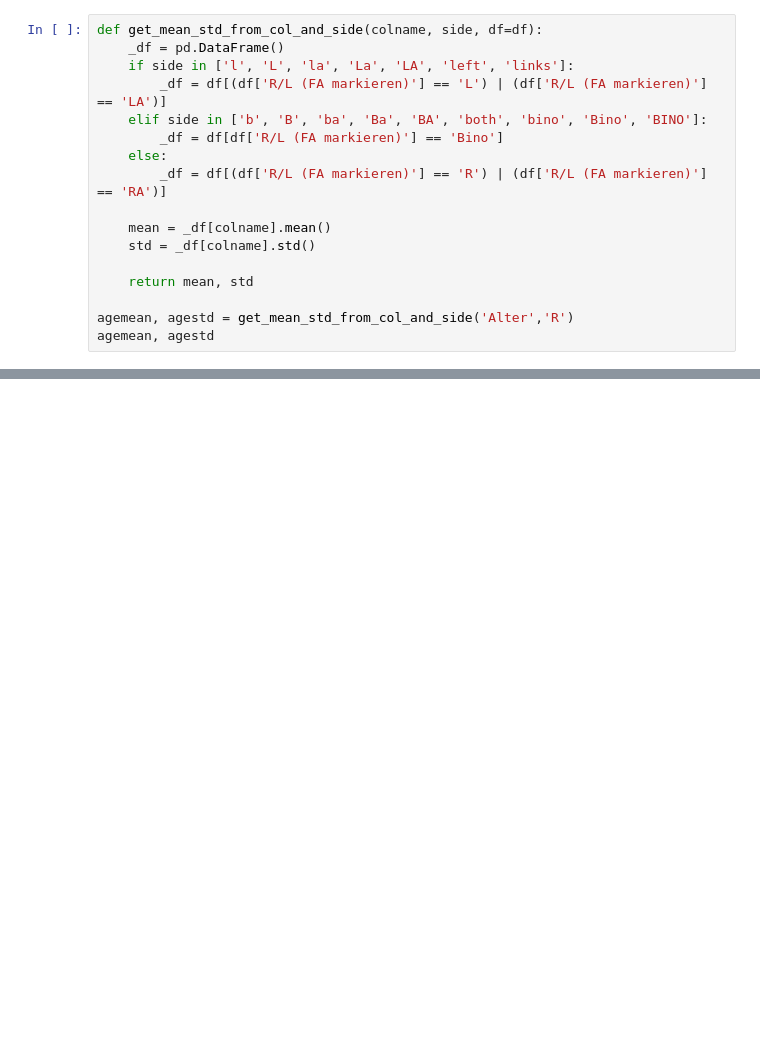
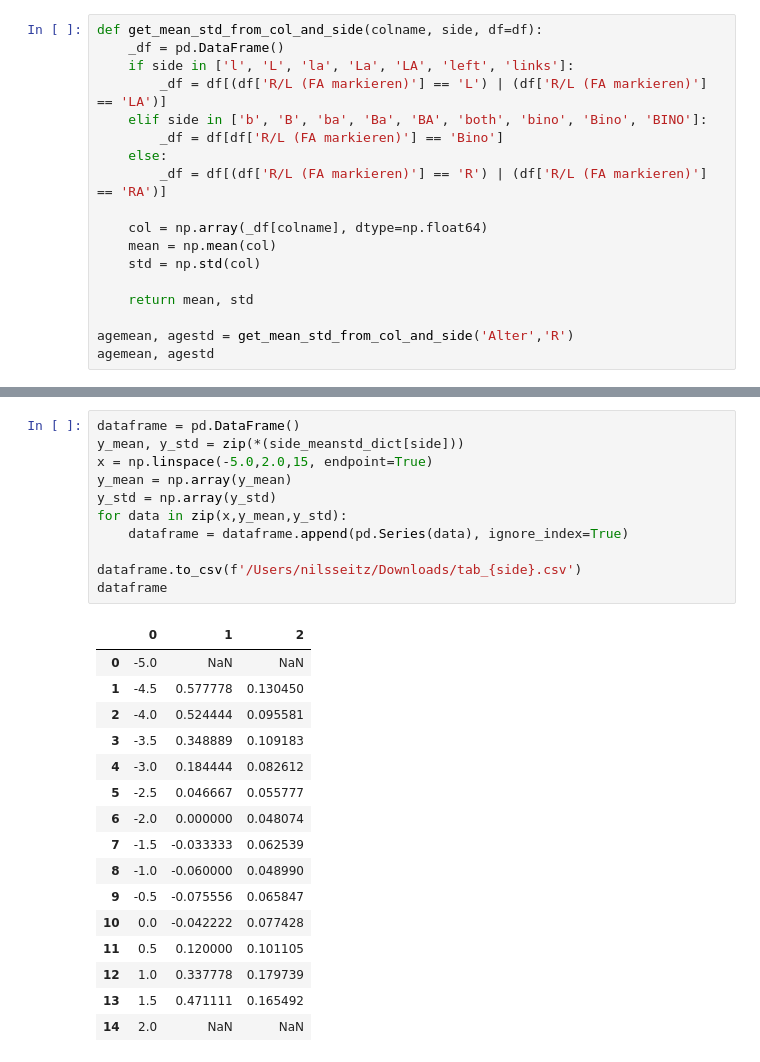
Before and after one commit to Faydyn/pyoptodata, a Jupyter notebook: notebooks/optodata.ipynb, the cells around one changed output, grey strips where cells are left out. Saved outputs shown, nothing was run; the diff lists cells and outputs as text; blank space fills up the shorter version.

```diff
--- a/notebooks/optodata.ipynb
+++ b/notebooks/optodata.ipynb
@@ -29,8 +51,9 @@ def get_mean_std_from_col_and_side(colname, side, df=df):
     else:
         _df = df[(df['R/L (FA markieren)'] == 'R') | (df['R/L (FA markieren)'] == 'RA')]
 
-    mean = _df[colname].mean()
-    std = _df[colname].std()
+    col = np.array(_df[colname], dtype=np.float64)
+    mean = np.mean(col)
+    std = np.std(col)
 
     return mean, std
 
@@ -73,0 +123,28 @@ agemean, agestd
+# %%
+dataframe = pd.DataFrame()
+y_mean, y_std = zip(*(side_meanstd_dict[side]))
+x = np.linspace(-5.0,2.0,15, endpoint=True)
+y_mean = np.array(y_mean)
+y_std = np.array(y_std)
+for data in zip(x,y_mean,y_std):
+    dataframe = dataframe.append(pd.Series(data), ignore_index=True)
+
+dataframe.to_csv(f'/Users/nilsseitz/Downloads/tab_{side}.csv')
+dataframe
+# %% [output]
+|  | 0 | 1 | 2 |
+| 0 | -5.0 | NaN | NaN |
+| 1 | -4.5 | 0.577778 | 0.130450 |
+| 2 | -4.0 | 0.524444 | 0.095581 |
+| 3 | -3.5 | 0.348889 | 0.109183 |
+| 4 | -3.0 | 0.184444 | 0.082612 |
+| 5 | -2.5 | 0.046667 | 0.055777 |
+| 6 | -2.0 | 0.000000 | 0.048074 |
+| 7 | -1.5 | -0.033333 | 0.062539 |
+| 8 | -1.0 | -0.060000 | 0.048990 |
+| 9 | -0.5 | -0.075556 | 0.065847 |
+| 10 | 0.0 | -0.042222 | 0.077428 |
+| 11 | 0.5 | 0.120000 | 0.101105 |
+| 12 | 1.0 | 0.337778 | 0.179739 |
+| 13 | 1.5 | 0.471111 | 0.165492 |
+| 14 | 2.0 | NaN | NaN |
```
Also changed, not shown: parts of 12 cells of this notebook.
